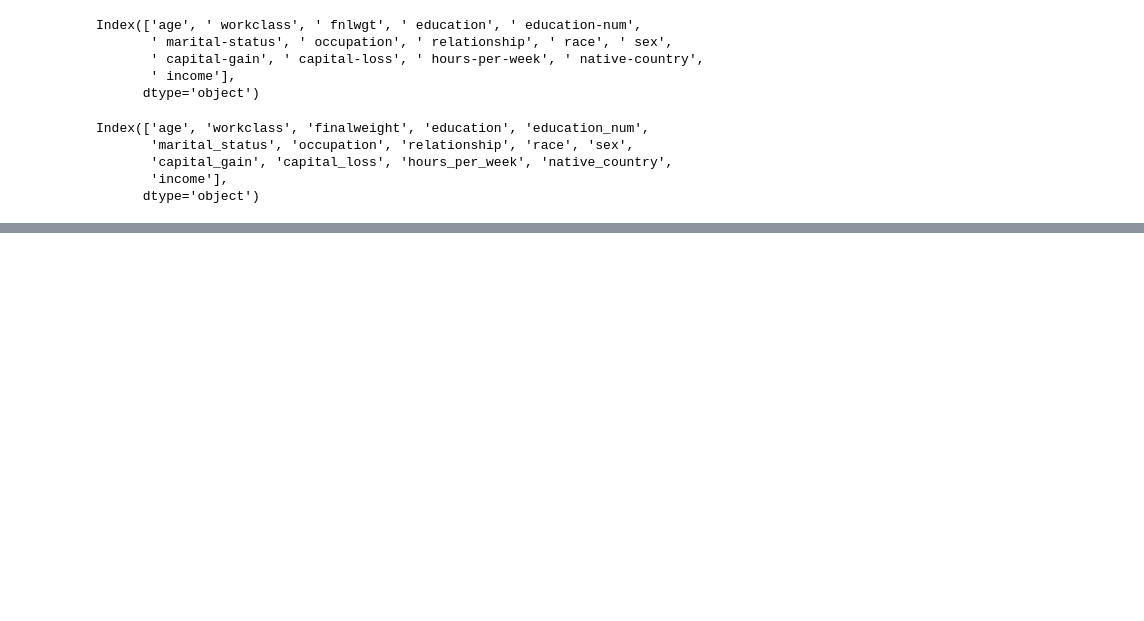
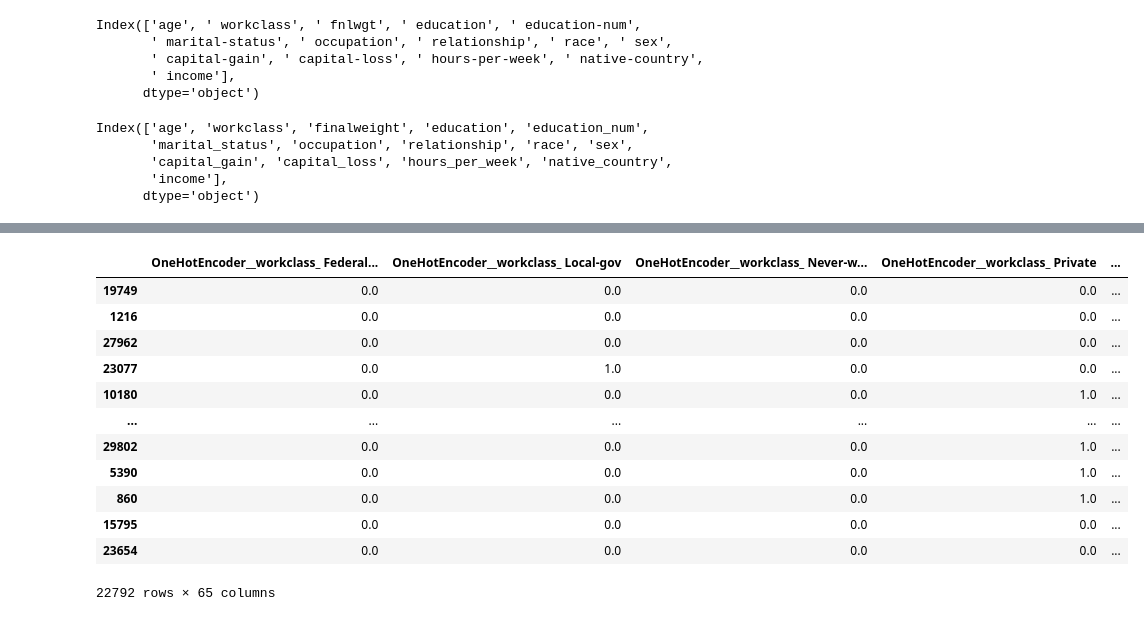
Before and after one commit to Ahmet-Ruchan/ML-Core, a Jupyter notebook: Core/Machine Learning/Supervised Learning/Classification/Random Forest/Random_Forest_Classifier.ipynb, the cells around one changed output, grey strips where cells are left out. Cells and saved outputs as stored; diff of their text form; code cells hidden in the pictures; blank space fills up the shorter version.

```diff
--- a/Core/Machine Learning/Supervised Learning/Classification/Random Forest/Random_Forest_Classifier.ipynb
+++ b/Core/Machine Learning/Supervised Learning/Classification/Random Forest/Random_Forest_Classifier.ipynb
@@ -36,0 +407,10 @@ Index(['age', 'workclass', 'finalweight', 'education', 'education_num',
+# %%
+encoder = ColumnTransformer(
+    transformers=[
+        ("OneHotEncoder", OneHotEncoder(handle_unknown="ignore", sparse_output=False), one_hot_categories),
+    ], remainder="passthrough"
+)
+# sparse_output=False parametresi, OneHotEncoder'﷿﷿n ﷿﷿﷿﷿kt﷿﷿s﷿﷿n﷿﷿ dense (yo﷿﷿un) bir NumPy array olarak d﷿﷿nd﷿﷿rmesini sa﷿﷿lar. Bu, ﷿﷿zellikle verilerinizin boyutu k﷿﷿﷿﷿﷿﷿kse veya modelinizin yo﷿﷿un bir formatta veri almas﷿﷿n﷿﷿ gerektiriyorsa kullan﷿﷿﷿﷿l﷿﷿d﷿﷿r. E﷿﷿er sparse_output=True olarak ayarlan﷿﷿rsa, ﷿﷿﷿﷿kt﷿﷿ sparse matrix format﷿﷿nda olur ve bu, b﷿﷿y﷿﷿k veri setlerinde bellek kullan﷿﷿m﷿﷿n﷿﷿ optimize edebilir.
+# %%
+X_train_enc = encoder.fit_transform(X_train)
+X_test_enc = encoder.transform(X_test)
@@ -36,0 +453,21 @@ Index(['age', 'workclass', 'finalweight', 'education', 'education_num',
+# %%
+columns = encoder.get_feature_names_out()
+# %%
+X_train = pd.DataFrame(X_train_enc, columns=columns, index=X_train.index)
+X_test = pd.DataFrame(X_test_enc, columns=columns, index=X_test.index)
+# %%
+X_train
+# %% [output]
+|  | OneHotEncoder__workclass_ Federal... | OneHotEncoder__workclass_ Local-gov | OneHotEncoder__workclass_ Never-w... | OneHotEncoder__workclass_ Private | ... |
+| 19749 | 0.0 | 0.0 | 0.0 | 0.0 | ... |
+| 1216 | 0.0 | 0.0 | 0.0 | 0.0 | ... |
+| 27962 | 0.0 | 0.0 | 0.0 | 0.0 | ... |
+| 23077 | 0.0 | 1.0 | 0.0 | 0.0 | ... |
+| 10180 | 0.0 | 0.0 | 0.0 | 1.0 | ... |
+| ... | ... | ... | ... | ... | ... |
+| 29802 | 0.0 | 0.0 | 0.0 | 1.0 | ... |
+| 5390 | 0.0 | 0.0 | 0.0 | 1.0 | ... |
+| 860 | 0.0 | 0.0 | 0.0 | 1.0 | ... |
+| 15795 | 0.0 | 0.0 | 0.0 | 0.0 | ... |
+| 23654 | 0.0 | 0.0 | 0.0 | 0.0 | ... |
+22792 rows × 65 columns
```
Also changed, not shown: parts of 67 cells of this notebook, 2 other files.
